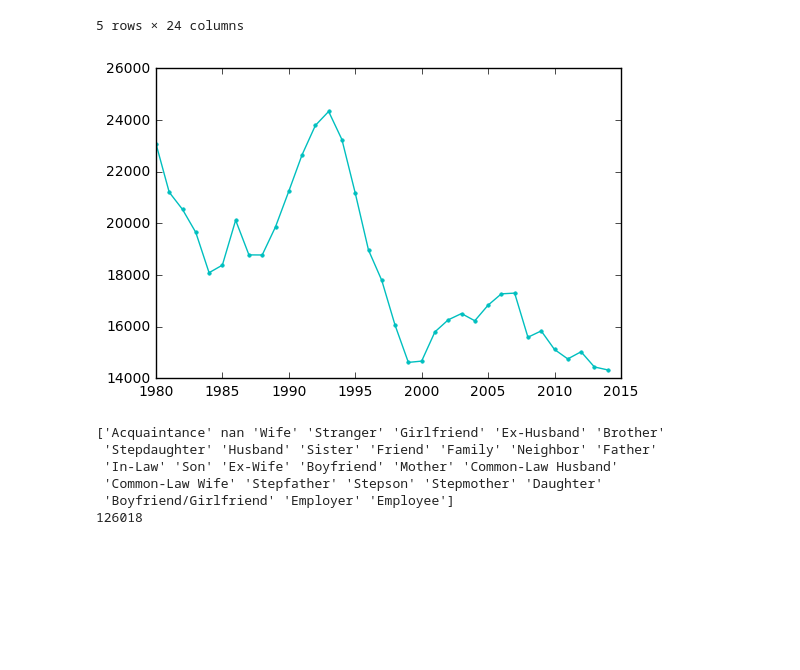
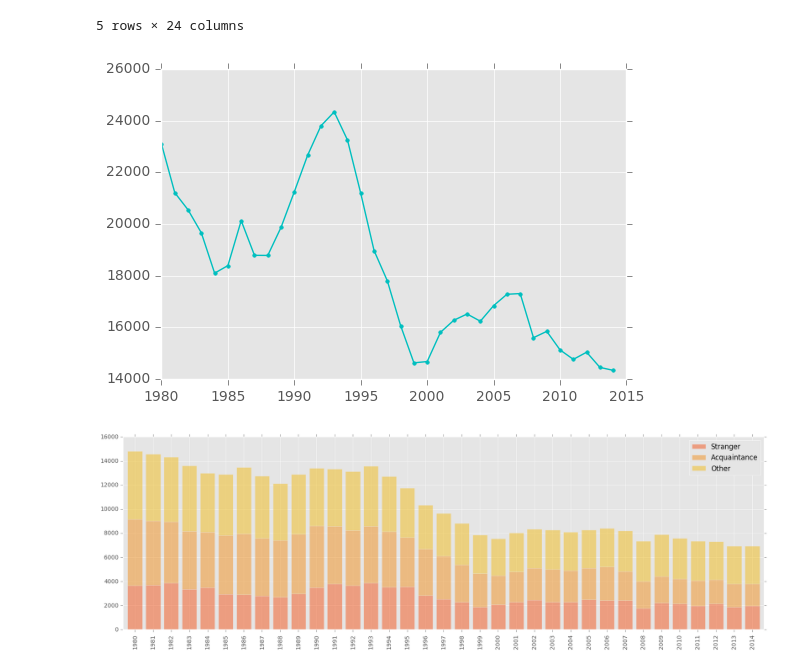
Before and after one commit to nicole72382/nicole72382.github.io, a Jupyter notebook: Final Tutorial.ipynb, the cells around one changed output. Cells and saved outputs as stored; diff of their text form; code cells hidden in the pictures; blank space fills up the shorter version.

Commit message:
added plots in final projects

```diff
--- a/Final Tutorial.ipynb
+++ b/Final Tutorial.ipynb
@@ -16,25 +16,14 @@ df.head()
 5 rows × 24 columns
 # %%
 import matplotlib.pyplot as plt
+plt.style.use('ggplot')
 
 g = df.groupby('Year')
 years = sorted(g.groups.keys())
-size = g.size().to_frame('size').values.ravel()
+size = g.size().values.ravel()
 fig, ax = plt.subplots()
 ax.plot(years, size, marker='.', linestyle='-', ms=5, color = 'c')
 plt.show()
 plt.close("all")
 # %% [output]
-[figure, old version]
+[figure, new version]
-# %%
-
-relation = df.Relationship.unique()
-
-print(d)
-# %% [output]
-['Acquaintance' nan 'Wife' 'Stranger' 'Girlfriend' 'Ex-Husband' 'Brother'
- 'Stepdaughter' 'Husband' 'Sister' 'Friend' 'Family' 'Neighbor' 'Father'
- 'In-Law' 'Son' 'Ex-Wife' 'Boyfriend' 'Mother' 'Common-Law Husband'
- 'Common-Law Wife' 'Stepfather' 'Stepson' 'Stepmother' 'Daughter'
- 'Boyfriend/Girlfriend' 'Employer' 'Employee']
-126018
@@ -40,0 +55,6 @@ print(d)
+# %%
+f, ax1 = plt.subplots(1, figsize=(20,6))
+df2.plot.bar(stacked=True,ax=ax1, alpha = .5, width = .8, color =['#F4561D','#F1911E','#F1BD1A'])
+plt.show()
+# %% [output]
+[figure, added]
```
Also changed, not shown: parts of 3 cells of this notebook.
